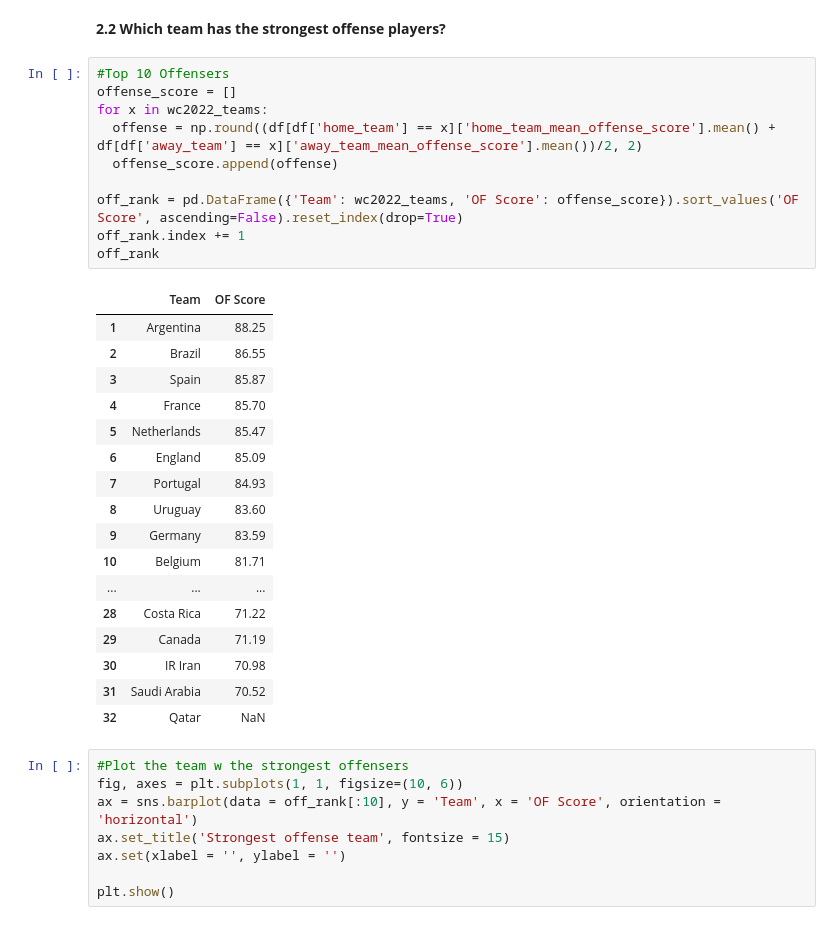
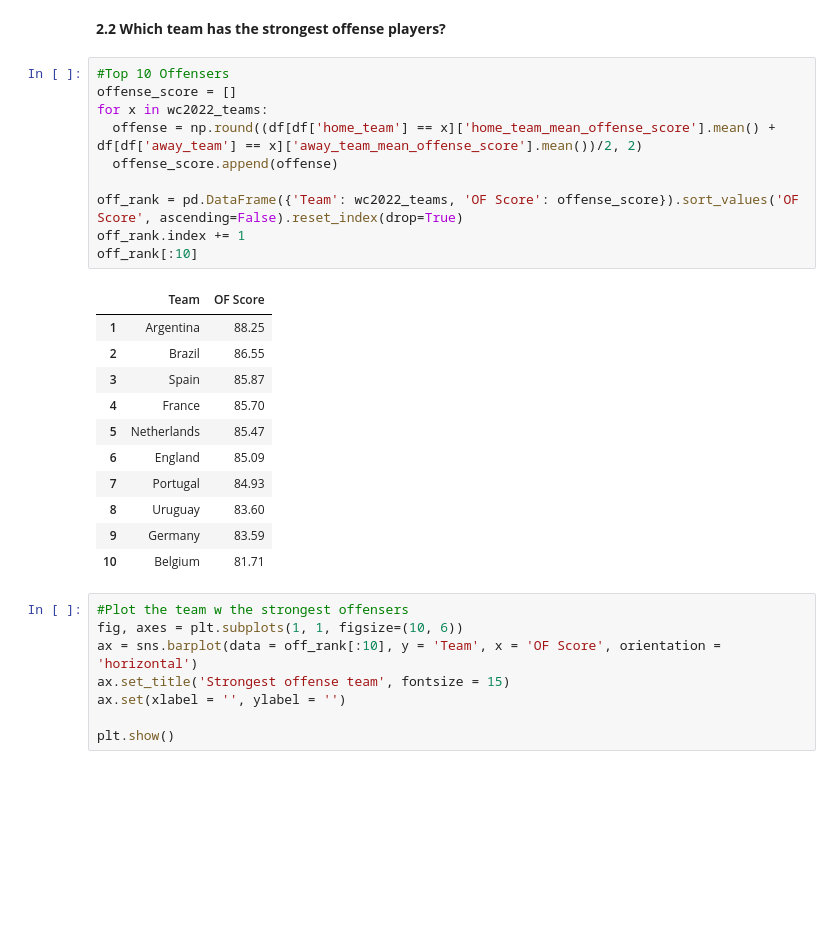
Before and after one commit to FangNaut/FIFA2022, a Jupyter notebook: FIFA.ipynb, the cells around one changed output. Cells and saved outputs as stored; diff of their text form; blank space fills up the shorter version.

```diff
--- a/FIFA.ipynb
+++ b/FIFA.ipynb
@@ -169,31 +164,25 @@ team_ranks.head(10)
 # %%
 #Top 10 Offensers
 offense_score = []
 for x in wc2022_teams:
   offense = np.round((df[df['home_team'] == x]['home_team_mean_offense_score'].mean() + df[df['away_team'] == x]['away_team_mean_offense_score'].mean())/2, 2)
   offense_score.append(offense)
 
 off_rank = pd.DataFrame({'Team': wc2022_teams, 'OF Score': offense_score}).sort_values('OF Score', ascending=False).reset_index(drop=True)
 off_rank.index += 1
-off_rank
+off_rank[:10]
 # %% [output]
 |  | Team | OF Score |
 | 1 | Argentina | 88.25 |
 | 2 | Brazil | 86.55 |
 | 3 | Spain | 85.87 |
 | 4 | France | 85.70 |
 | 5 | Netherlands | 85.47 |
 | 6 | England | 85.09 |
 | 7 | Portugal | 84.93 |
 | 8 | Uruguay | 83.60 |
 | 9 | Germany | 83.59 |
 | 10 | Belgium | 81.71 |
-| ... | ... | ... |
-| 28 | Costa Rica | 71.22 |
-| 29 | Canada | 71.19 |
-| 30 | IR Iran | 70.98 |
-| 31 | Saudi Arabia | 70.52 |
-| 32 | Qatar | NaN |
 # %%
 #Plot the team w the strongest offensers
 fig, axes = plt.subplots(1, 1, figsize=(10, 6))
```
Also changed, not shown: parts of 7 cells of this notebook.
